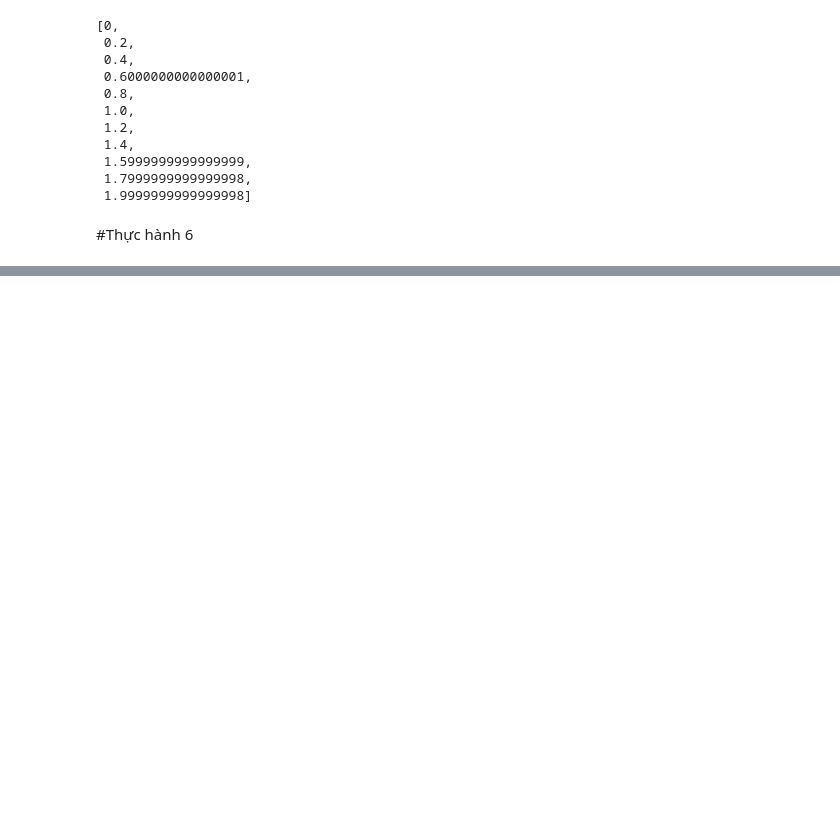
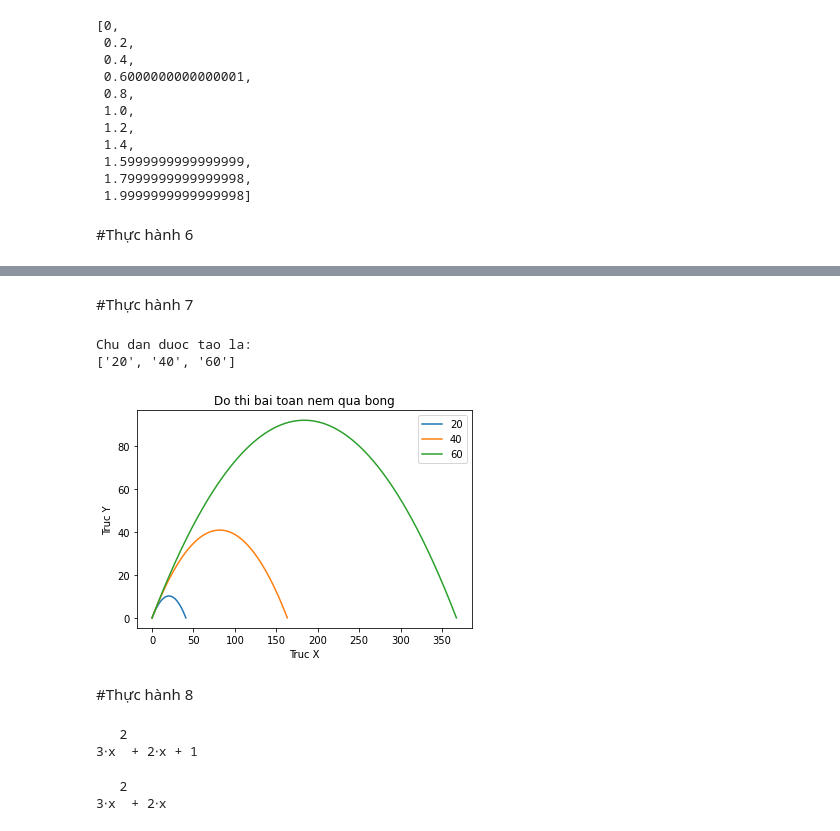
Before and after one commit to hnihtt/ThucHanhToanCC, a Jupyter notebook: bai3.ipynb, the cells around one changed output, grey strips where cells are left out. Drawn from its saved outputs; the diff is of its cells as text; code cells hidden in the pictures; blank space fills up the shorter version.

```diff
--- a/bai3.ipynb
+++ b/bai3.ipynb
@@ -163 +163,27 @@ Nhap goc bay (degrees): 45
 Hoan thanh chuong trinh!
+# %% [markdown]
+#Thực hành 7
+# %%
+if __name__ == '__main__':
+ # Danh sach cac toc do ban dau khac nhau
+ ds_vantoc = [20, 40, 60]
+ goc_bandau = 45 # 45 do
+ for v in ds_vantoc:
+  draw_trajectory(v, goc_bandau)
+ # Tao chu dan trong do thi:
+ chudan = []
+ for i in ds_vantoc:
+  chudan.append(str(i))
+ # Xem chu dan duoc tao:
+ print ("Chu dan duoc tao la: ")
+ print (chudan)
+ # Them chu dan vao do thi
+ plt.legend(chudan)
+ # Hien thi do thi:
+ plt.show()
+# %% [output]
+Chu dan duoc tao la:
+['20', '40', '60']
+[figure, added]
+# %% [markdown]
+#Thực hành 8
@@ -163,0 +197,10 @@ Hoan thanh chuong trinh!
+# %%
+tinh_daoham('x**3+x**2+x', 'x')
+# %% [output]
+   2
+3⋅x  + 2⋅x + 1
+# %%
+tinh_daoham('x**3 + x**2 + r', 'x')
+# %% [output]
+   2
+3⋅x  + 2⋅x
```
Also changed, not shown: parts of 14 cells of this notebook.
